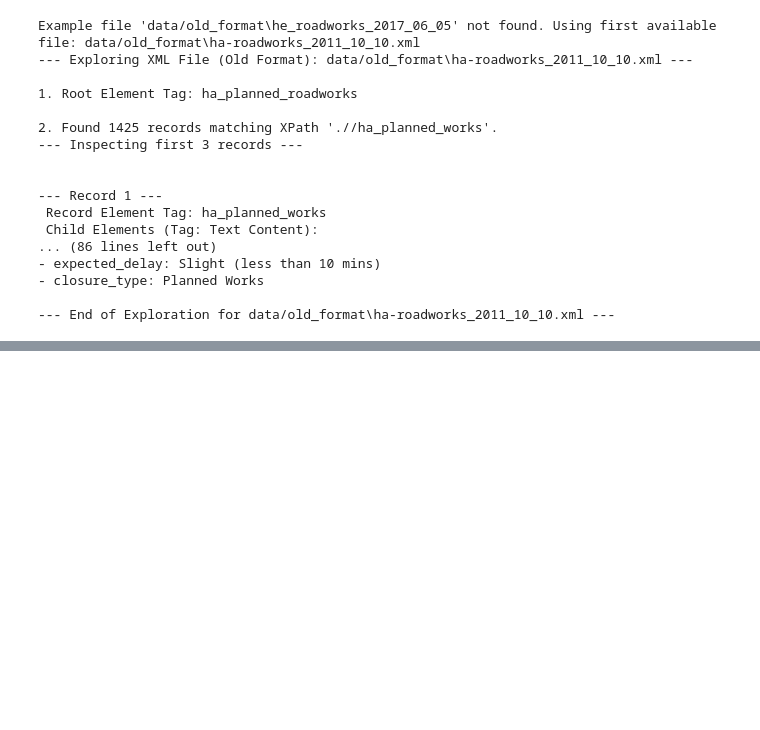
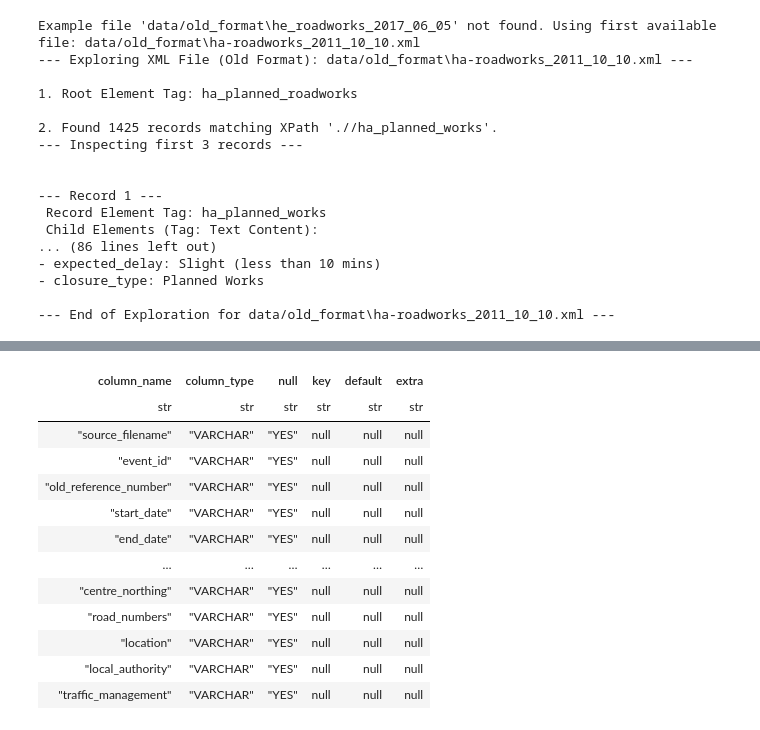
Before and after one commit to FlorisRX/UK_roadworks_XML_pipeline, a Jupyter notebook: data_exploration.ipynb, the cells around one changed output, grey strips where cells are left out. Saved outputs shown, nothing was run; the diff lists cells and outputs as text; code cells hidden in the pictures; blank space fills up the shorter version.

Commit message:
Process data and load into DuckDB database

```diff
--- a/data_exploration.ipynb
+++ b/data_exploration.ipynb
@@ -24,7 +26,8 @@ OLD_ROADWORK_RECORD_XPATH = './/ha_planned_works' # XPath for the old format rec
 # Represents the desired final structure in the database
 UNIFIED_TARGET_COLUMNS = [
     'source_filename',      # Provenance
-    'event_number',         # Unified ID (from NEW_EVENT_NUMBER or reference_number)
+    'event_id',             # Unified ID (from NEW_EVENT_NUMBER or reference_number)
+    'old_reference_number', # New format specific (OLD_REFERENCE_NUMBER)
     'start_date',           # Unified (from SDATE or start_date)
     'end_date',             # Unified (from EDATE or end_date)
     'expected_delay',       # Unified (from EXPDEL or expected_delay)
@@ -38,7 +41,6 @@ UNIFIED_TARGET_COLUMNS = [
     'location',             # Old format specific (or potentially map from new description?)
     'local_authority',      # Old format specific
     'traffic_management',   # Old format specific
-    'old_reference_number'  # New format specific (OLD_REFERENCE_NUMBER attribute)
 ]
 
 # Define XPaths for nested data relative to the NEW format HE_PLANNED_WORKS element
@@ -525,0 +915,73 @@ Example file 'data/old_format\he_roadworks_2017_06_05' not found. Using first av
+# %%
+# --- Verification Cell ---
+
+# Reuse configuration variables
+db_file = DUCKDB_FILE
+table_name = TABLE_NAME
+
+print(f"--- Verifying DuckDB Database: {db_file} ---")
+
+if not os.path.exists(db_file):
+    print(f"Error: Database file '{db_file}' not found.")
+else:
+    con_verify = None # Initialize connection variable
+    try:
+        # Connect in read-only mode (safer for verification)
+        con_verify = duckdb.connect(database=db_file, read_only=True)
+        print("Connection successful (read-only).")
+
+        # 1. Check if the table exists
+        tables_df = con_verify.sql("SHOW TABLES").pl()
+        print("\nTables found in the database:")
+        display(tables_df)
+
+        if table_name not in tables_df['name'].to_list():
+             print(f"\nError: Table '{table_name}' not found in the database.")
+        else:
+            print(f"\nTable '{table_name}' found.")
+
+            # 2. Describe the table schema
+            print(f"\nSchema for table '{table_name}':")
+            schema_df = con_verify.sql(f'DESCRIBE "{table_name}"').pl()
+            display(schema_df)
+
+            # 3. Count the total number of rows
+            count_result = con_verify.sql(f'SELECT COUNT(*) FROM "{table_name}"').fetchone()
+            if count_result:
+                print(f"\nTotal rows in '{table_name}': {count_result[0]}")
+            else:
+                print(f"\nCould not get row count for '{table_name}'.")
+
+            # 4. Display the first few rows
+            print(f"\nFirst 5 rows from '{table_name}':")
+            sample_df = con_verify.sql(f'SELECT * FROM "{table_name}" LIMIT 5').pl()
+            if not sample_df.is_empty():
+                display(sample_df)
+            else:
+                print("Table appears to be empty.")
+
+            # 5. Check for NULLs in key columns (Example: event_id)
+            null_event_id_count = con_verify.sql(f'SELECT COUNT(*) FROM "{table_name}" WHERE event_id IS NULL').fetchone()
+            if null_event_id_count:
+                print(f"\nNumber of rows with NULL 'event_id': {null_event_id_count[0]}")
+
+            # 6. Count NULL values for each column
+            print("\nCounting NULL values for each column:")
+            for col in UNIFIED_TARGET_COLUMNS:
+                # Quote the column name in the query
+                null_count_sql = f'SELECT COUNT(*) FROM "{table_name}" WHERE "{col}" IS NULL'
+                null_count = con_verify.sql(null_count_sql).fetchone()
+                if null_count:
+                    print(f"  {col}: {null_count[0]} NULL values")
+
+    except duckdb.Error as e:
+        print(f"\nAn error occurred while verifying the database: {e}")
+    except Exception as e:
+        print(f"\nAn unexpected error occurred: {e}")
+    finally:
+        if con_verify:
+            con_verify.close()
+            print("\nVerification connection closed.")
+
+print("\n--- Verification Complete ---")
+# %% [output]
@@ -525,0 +1000,13 @@ Example file 'data/old_format\he_roadworks_2017_06_05' not found. Using first av
+| column_name | column_type | null | key | default | extra |
+| str | str | str | str | str | str |
+| "source_filename" | "VARCHAR" | "YES" | null | null | null |
+| "event_id" | "VARCHAR" | "YES" | null | null | null |
+| "old_reference_number" | "VARCHAR" | "YES" | null | null | null |
+| "start_date" | "VARCHAR" | "YES" | null | null | null |
+| "end_date" | "VARCHAR" | "YES" | null | null | null |
+| … | … | … | … | … | … |
+| "centre_northing" | "VARCHAR" | "YES" | null | null | null |
+| "road_numbers" | "VARCHAR" | "YES" | null | null | null |
+| "location" | "VARCHAR" | "YES" | null | null | null |
+| "local_authority" | "VARCHAR" | "YES" | null | null | null |
+| "traffic_management" | "VARCHAR" | "YES" | null | null | null |
```
Also changed, not shown: parts of 14 cells of this notebook, 1 other file.
